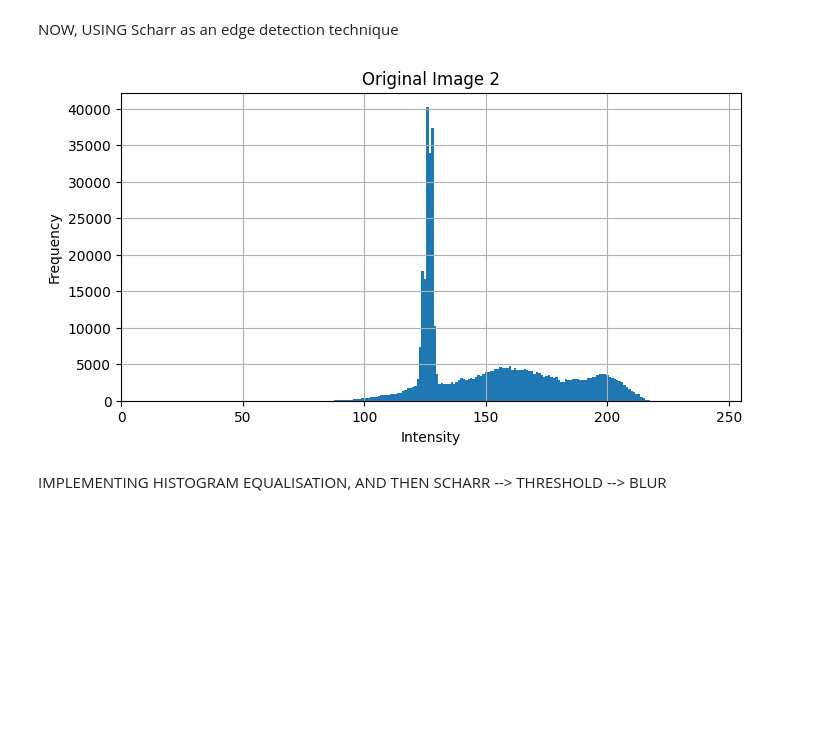
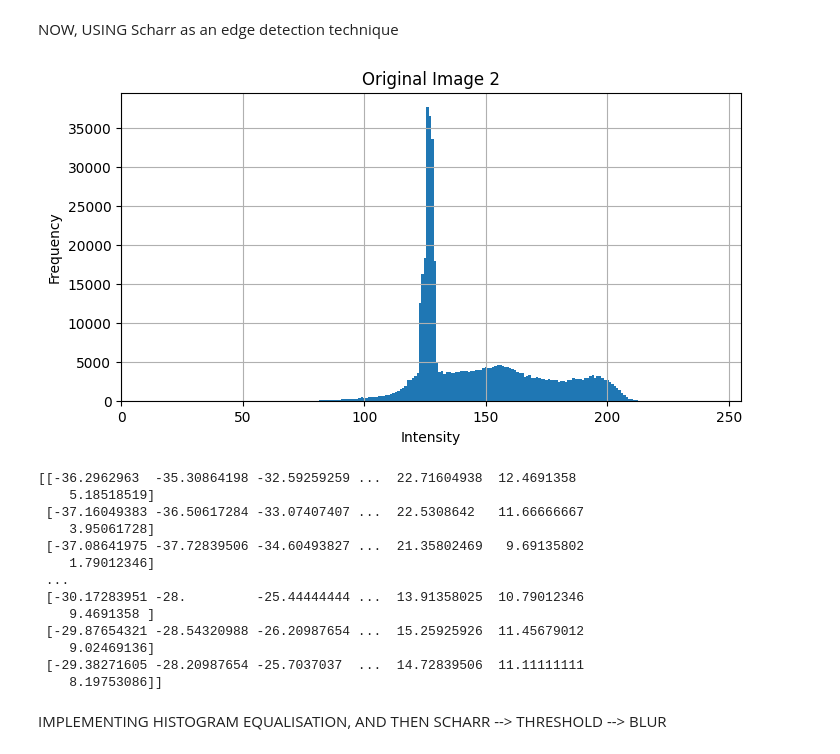
Before and after one commit to adityagupta-apg/knitsmart, a Jupyter notebook: practice.ipynb, the cells around one changed output. Drawn from its saved outputs; the diff is of its cells as text; code cells hidden in the pictures; blank space fills up the shorter version.

```diff
--- a/practice.ipynb
+++ b/practice.ipynb
@@ -630,9 +630,9 @@ def plot_histogram(image, title):
     plt.show()
 
 # Load image in grayscale
-image_path = os.path.join('Minor_default', '4.jpg')
+image_path = os.path.join('Minor_default', '1.jpg')
 image = cv.imread(image_path, cv.IMREAD_GRAYSCALE)
-
+image=image[:480,:]
 # Original image
 cv.imshow('Original Image', image)
 plot_histogram(image, 'Original Image')
@@ -859,8 +859,8 @@ def plot_histogram(image, title):
     plt.show()
 
 # Load image in grayscale
-image_path1 = os.path.join( 'Good_image', 'anomaly1_412.jpg')
-image_path2 = os.path.join('Minor_default', '4.jpg')
+image_path1 = os.path.join( 'Good_image', 'anomaly1_410.jpg')
+image_path2 = os.path.join('Minor_default', '7.jpg')
 image1 = cv.imread(image_path1, cv.IMREAD_GRAYSCALE)
 image2 = cv.imread(image_path2, cv.IMREAD_GRAYSCALE)
 
@@ -868,39 +868,54 @@ image2 = cv.imread(image_path2, cv.IMREAD_GRAYSCALE)
 def apply_clahe_and_scharr(image, clip_limit):
     # Apply CLAHE
     image=image[:480,:]
-    #image=cv.blur(image,(7,7))
-    clahe = cv.createCLAHE(clipLimit=clip_limit, tileGridSize=(16, 16))
+    image=cv.blur(image,(7,7))
+    clahe = cv.createCLAHE(clipLimit=clip_limit, tileGridSize=(8, 8))
     clahe_img = clahe.apply(image)
+    cv.imshow('CLAHE',clahe_img)
 
     # Apply Scharr edge detector
     scharr_x = cv.Scharr(clahe_img, cv.CV_64F, 1, 0)
     scharr_x=cv.blur(scharr_x,(9,9))
-    mask = cv.inRange(scharr_x, 0, 50)
+    print(scharr_x[:100,:100])
+    mask = cv.inRange(scharr_x, 0, 35)
     scharr_x[mask > 0] = 0
-    _,scharr_x=cv.threshold(scharr_x,40,170,cv.THRESH_BINARY)
+    _,scharr_x=cv.threshold(scharr_x,35,200,cv.THRESH_BINARY)
       # Convert to absolute values for display
     scharr_x = cv.convertScaleAbs(scharr_x)  # Convert to absolute values for display
 
     window_name = f'CLAHE + Scharr (clipLimit={clip_limit})'
     cv.imshow(window_name, scharr_x)
     #plot_histogram(scharr_x, window_name)
 
 # Original images and their histograms
 #cv.imshow('Original Image 1', image1)
 #plot_histogram(image1, 'Original Image 1')
 
 cv.imshow('Original Image 2', image2)
 plot_histogram(image2, 'Original Image 2')
 
 # Apply CLAHE and Scharr edge detector with clipLimit values from 1.2 to 2.0
 for clip_limit in np.arange(4, 4.1, 1):
     #apply_clahe_and_scharr(image1, clip_limit)
     apply_clahe_and_scharr(image2, clip_limit)
 
 cv.waitKey(0)
 cv.destroyAllWindows()
 # %% [output]
-[figure, old version]
+[figure, new version]
+[[-36.2962963  -35.30864198 -32.59259259 ...  22.71604938  12.4691358
+    5.18518519]
+ [-37.16049383 -36.50617284 -33.07407407 ...  22.5308642   11.66666667
+    3.95061728]
+ [-37.08641975 -37.72839506 -34.60493827 ...  21.35802469   9.69135802
+    1.79012346]
+ ...
+ [-30.17283951 -28.         -25.44444444 ...  13.91358025  10.79012346
+    9.4691358 ]
+ [-29.87654321 -28.54320988 -26.20987654 ...  15.25925926  11.45679012
+    9.02469136]
+ [-29.38271605 -28.20987654 -25.7037037  ...  14.72839506  11.11111111
+    8.19753086]]
 # %% [markdown]
 IMPLEMENTING HISTOGRAM EQUALISATION, AND THEN SCHARR --> THRESHOLD --> BLUR
 # %%
```
Also changed, not shown: parts of 7 cells of this notebook.
